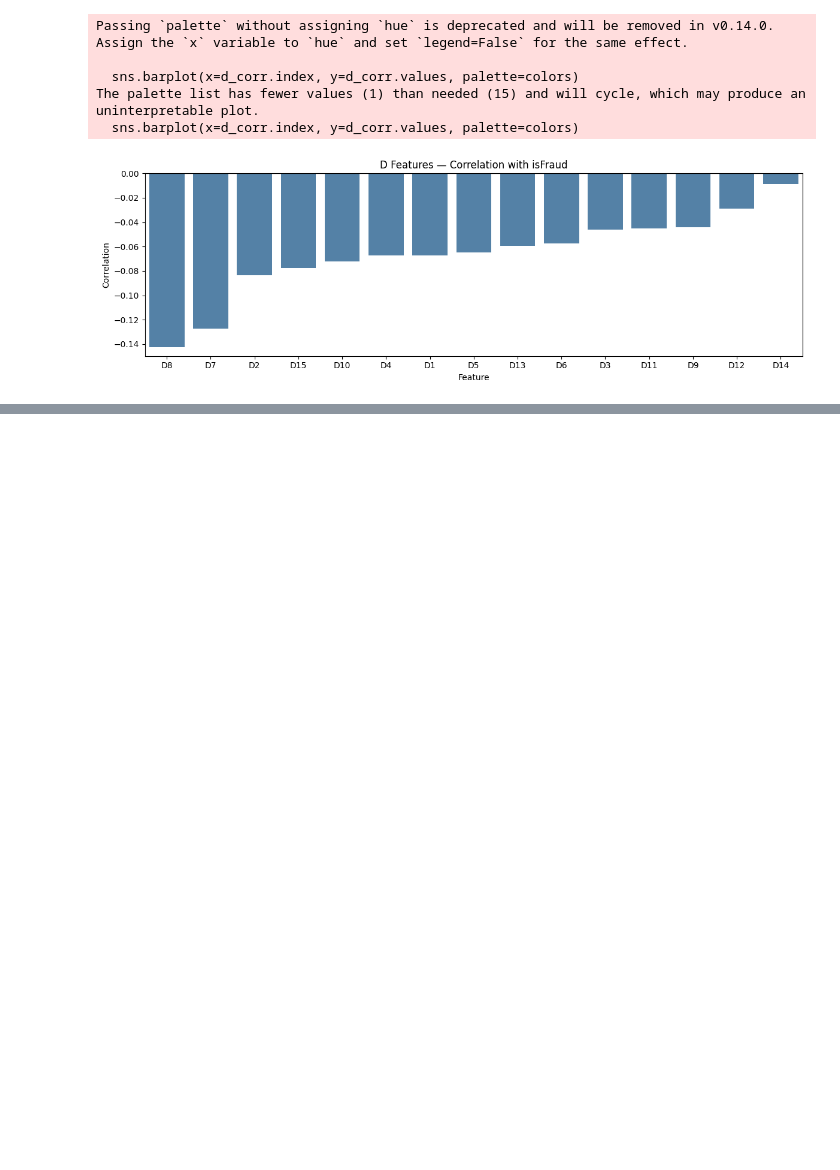
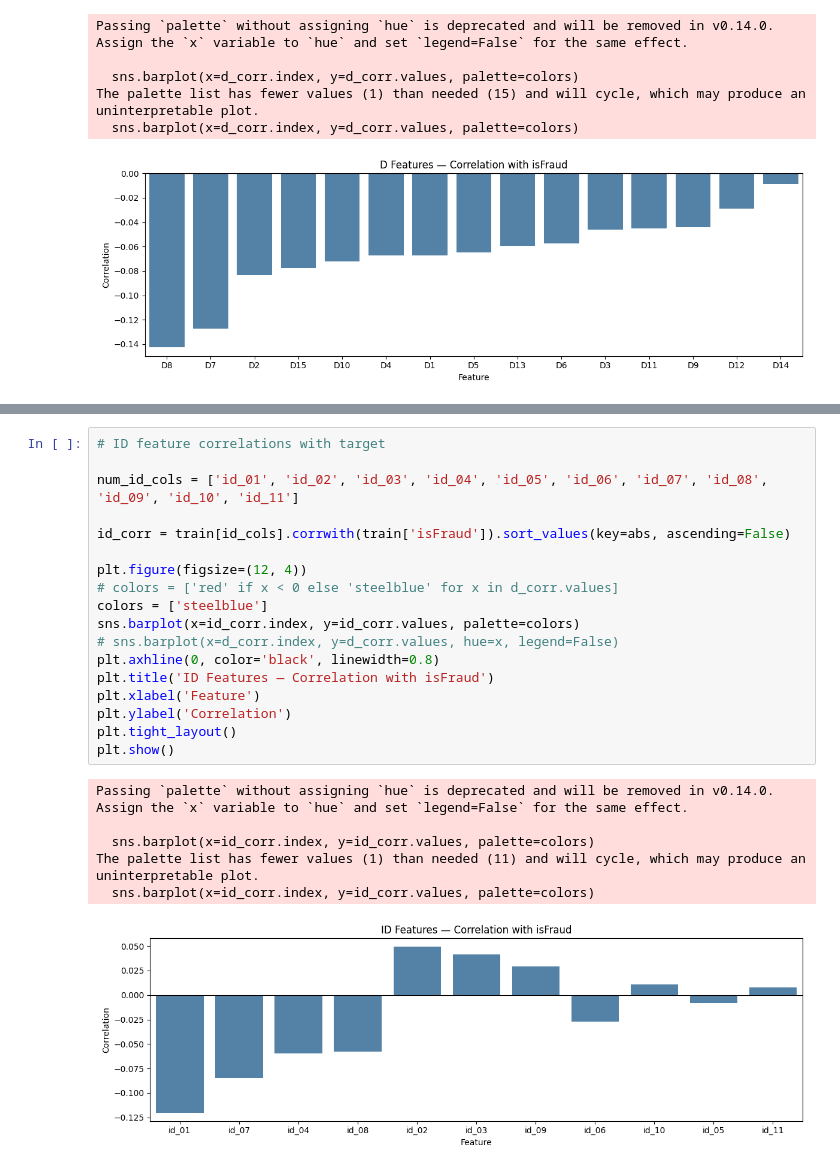
Before and after one commit to Mansi-Jadhav/End-to-End-Fraud-Detection, a Jupyter notebook: 1. EDA.ipynb, the cells around one changed output, grey strips where cells are left out. Saved outputs shown, nothing was run; the diff lists cells and outputs as text; blank space fills up the shorter version.

```diff
--- a/1. EDA.ipynb
+++ b/1. EDA.ipynb
@@ -1298,0 +1495,25 @@ The palette list has fewer values (1) than needed (15) and will cycle, which may
+# %%
+# ID feature correlations with target
+
+num_id_cols = ['id_01', 'id_02', 'id_03', 'id_04', 'id_05', 'id_06', 'id_07', 'id_08', 'id_09', 'id_10', 'id_11']
+
+id_corr = train[id_cols].corrwith(train['isFraud']).sort_values(key=abs, ascending=False)
+
+plt.figure(figsize=(12, 4))
+# colors = ['red' if x < 0 else 'steelblue' for x in d_corr.values]
+colors = ['steelblue']
+sns.barplot(x=id_corr.index, y=id_corr.values, palette=colors)
+# sns.barplot(x=d_corr.index, y=d_corr.values, hue=x, legend=False)
+plt.axhline(0, color='black', linewidth=0.8)
+plt.title('ID Features — Correlation with isFraud')
+plt.xlabel('Feature')
+plt.ylabel('Correlation')
+plt.tight_layout()
+plt.show()
+# %% [output]
+Passing `palette` without assigning `hue` is deprecated and will be removed in v0.14.0. Assign the `x` variable to `hue` and set `legend=False` for the same effect.
+
+  sns.barplot(x=id_corr.index, y=id_corr.values, palette=colors)
+The palette list has fewer values (1) than needed (11) and will cycle, which may produce an uninterpretable plot.
+  sns.barplot(x=id_corr.index, y=id_corr.values, palette=colors)
+[figure, added]
```
Also changed, not shown: parts of 18 cells of this notebook.
